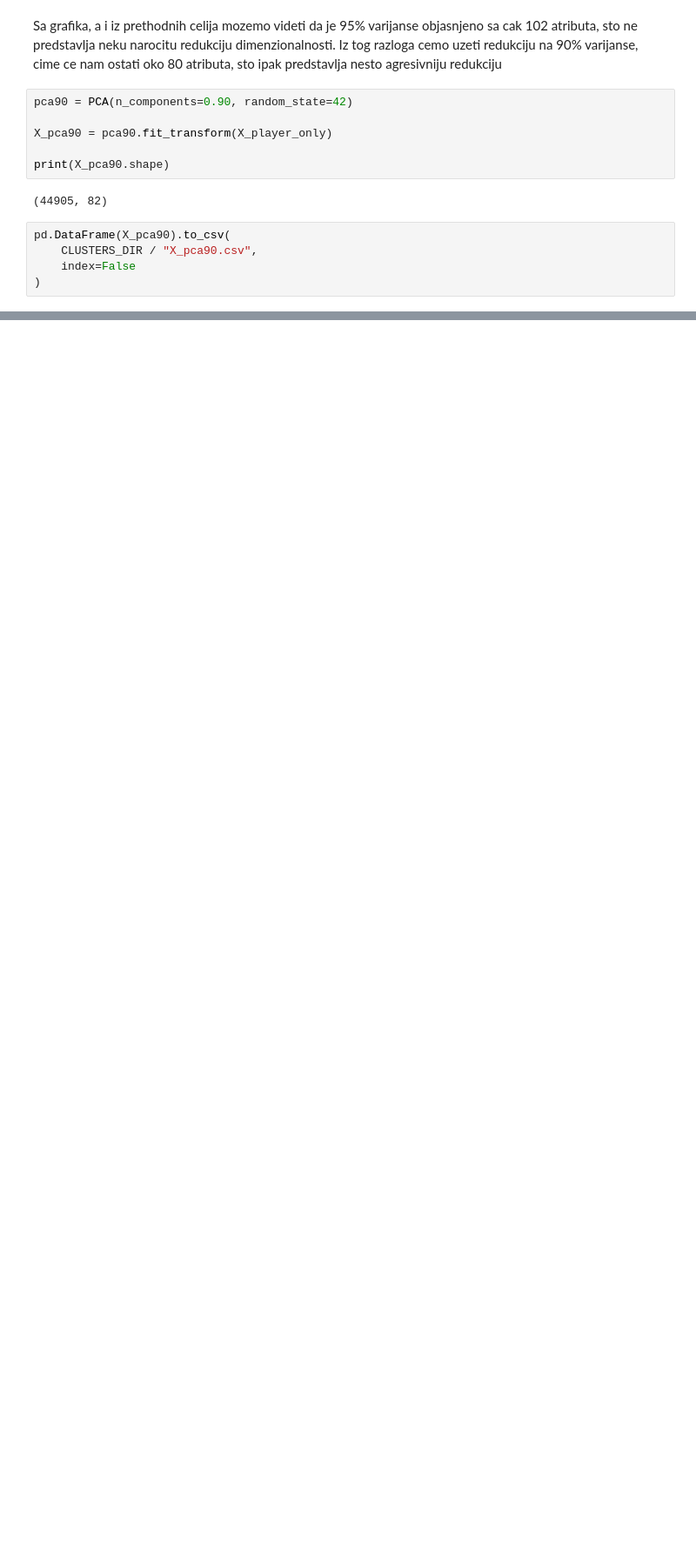
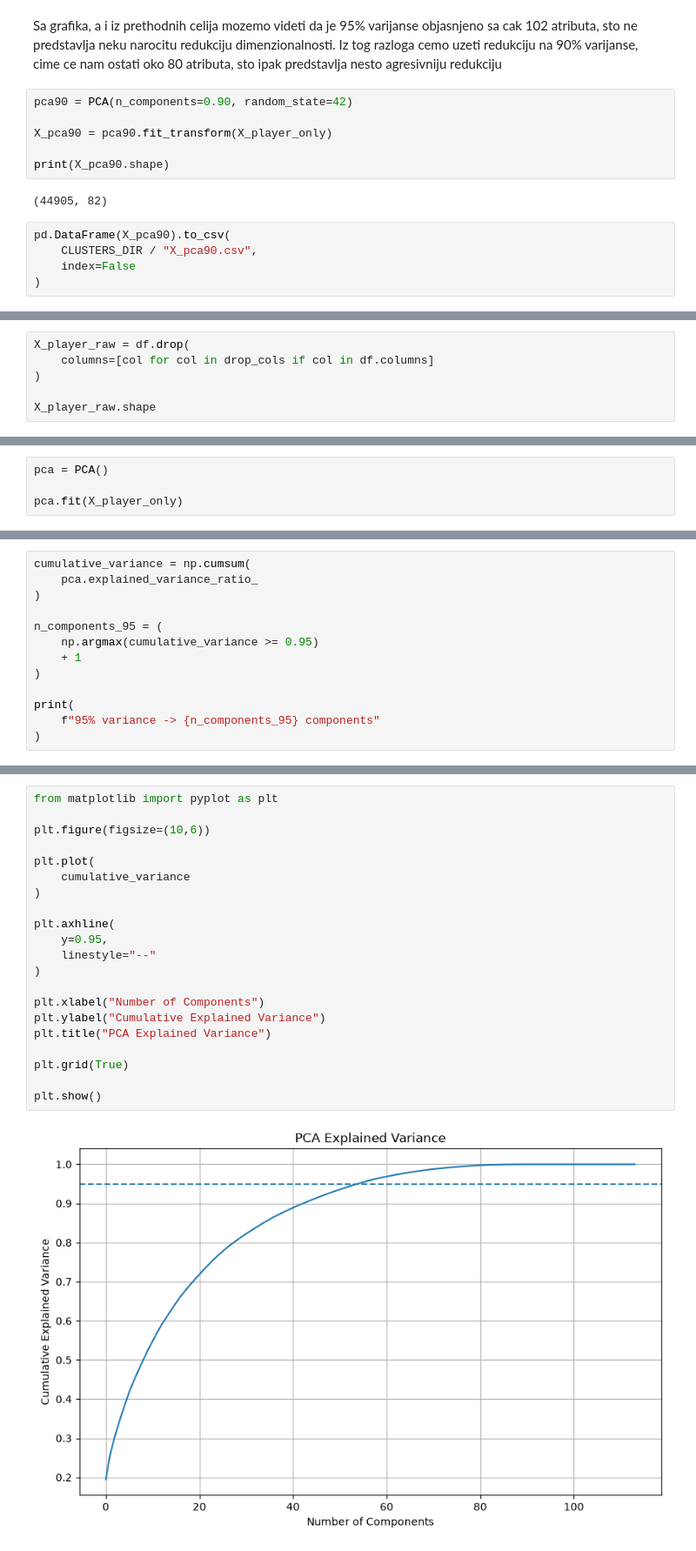
Before and after one commit to matejajanic/football-players-clustering, a Jupyter notebook: notebooks/03_feature_reduction.ipynb, the cells around one changed output, grey strips where cells are left out. Shown at 87% size. Cells and saved outputs as stored; diff of their text form; blank space fills up the shorter version.

```diff
--- a/notebooks/03_feature_reduction.ipynb
+++ b/notebooks/03_feature_reduction.ipynb
@@ -417,0 +513,6 @@ pd.DataFrame(X_pca90).to_csv(
+# %%
+X_player_raw = df.drop(
+    columns=[col for col in drop_cols if col in df.columns]
+)
+
+X_player_raw.shape
@@ -417,0 +565,4 @@ pd.DataFrame(X_pca90).to_csv(
+# %%
+pca = PCA()
+
+pca.fit(X_player_only)
@@ -417,0 +571,13 @@ pd.DataFrame(X_pca90).to_csv(
+# %%
+cumulative_variance = np.cumsum(
+    pca.explained_variance_ratio_
+)
+
+n_components_95 = (
+    np.argmax(cumulative_variance >= 0.95)
+    + 1
+)
+
+print(
+    f"95% variance -> {n_components_95} components"
+)
@@ -417,0 +586,23 @@ pd.DataFrame(X_pca90).to_csv(
+# %%
+from matplotlib import pyplot as plt
+
+plt.figure(figsize=(10,6))
+
+plt.plot(
+    cumulative_variance
+)
+
+plt.axhline(
+    y=0.95,
+    linestyle="--"
+)
+
+plt.xlabel("Number of Components")
+plt.ylabel("Cumulative Explained Variance")
+plt.title("PCA Explained Variance")
+
+plt.grid(True)
+
+plt.show()
+# %% [output]
+[figure, added]
```
Also changed, not shown: parts of 22 cells of this notebook.
